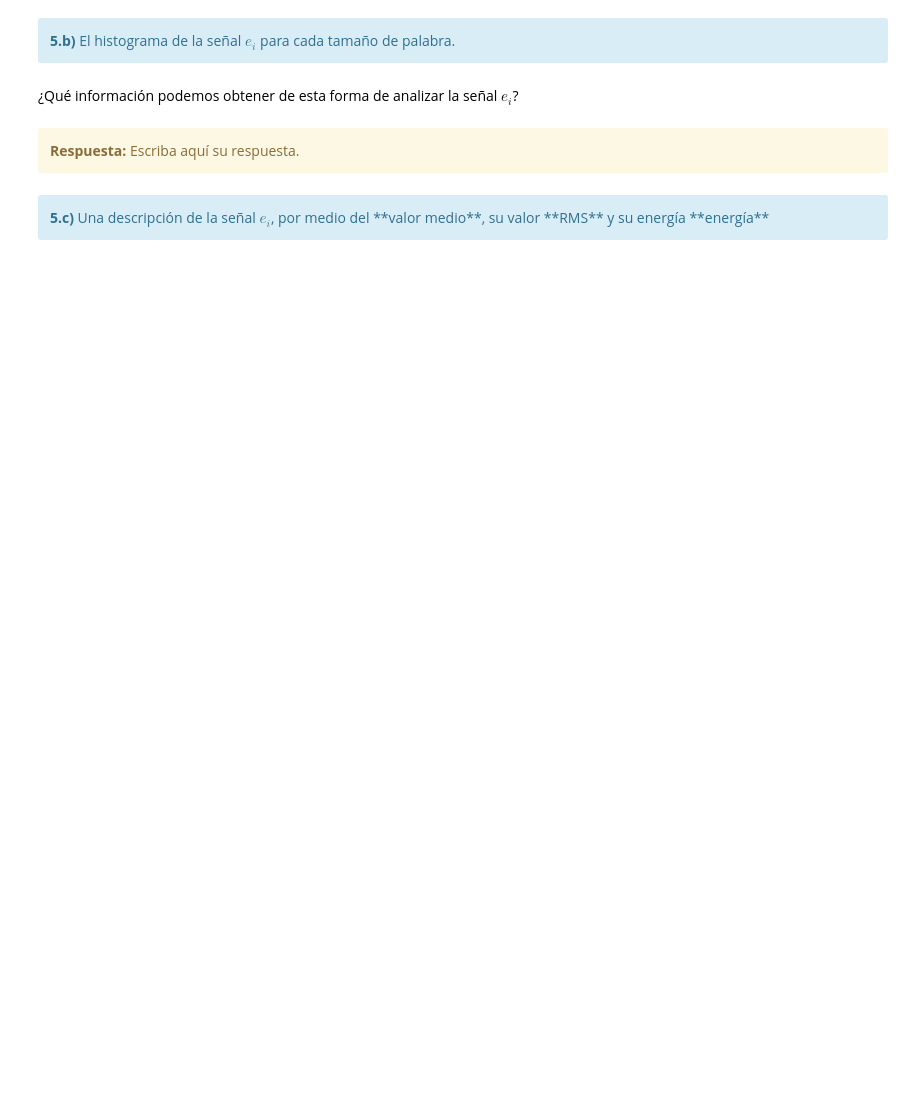
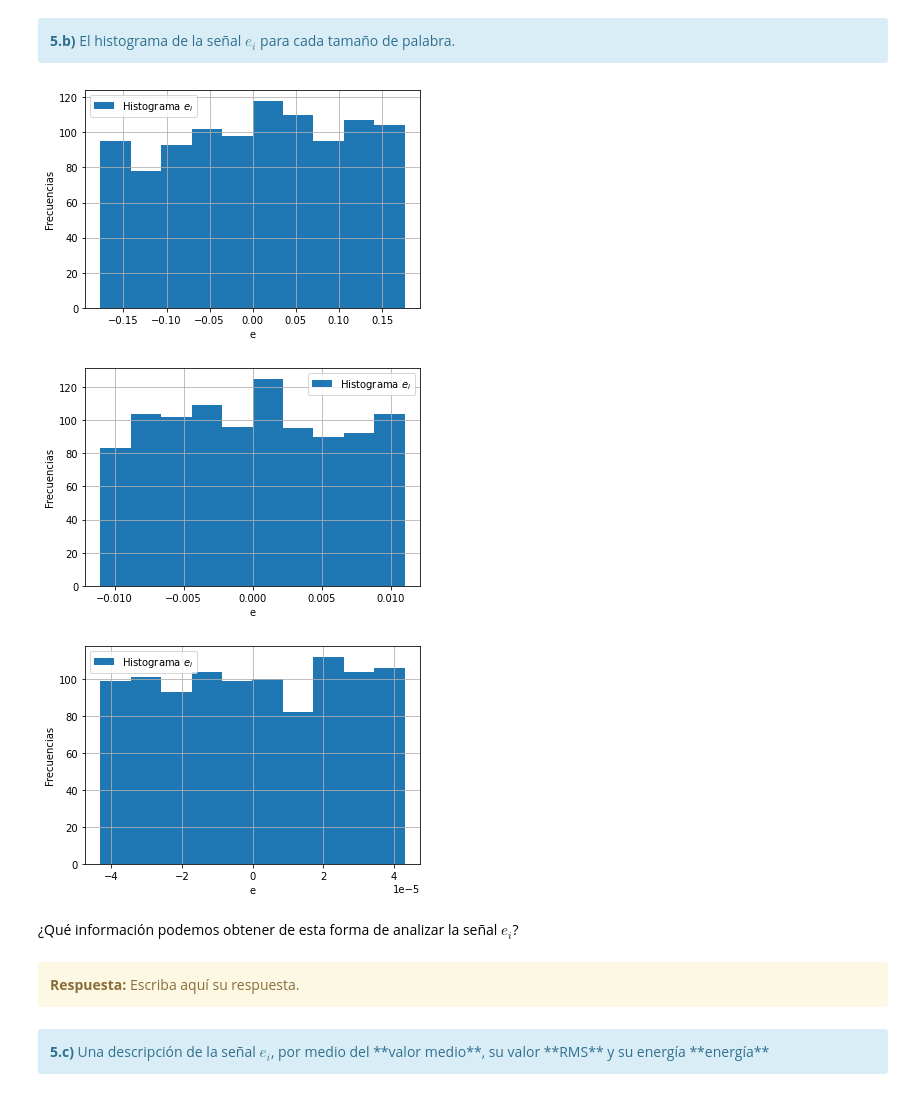
Before and after one commit to jbl95/pds-trabajosPracticos, a Jupyter notebook: TP1 - Muestreo de señales - Forurier.ipynb, the cells around one changed output. Drawn from its saved outputs; the diff is of its cells as text; code cells hidden in the pictures; blank space fills up the shorter version.

```diff
--- a/TP1 - Muestreo de señales - Forurier.ipynb
+++ b/TP1 - Muestreo de señales - Forurier.ipynb
@@ -1644,3 +1665,27 @@ HTML(df.to_html())
+# %%
+#####################################
+# Tu simulación que genere gráficas #
+#####################################
+
+nbits = [4,8,16]
+lista_e = []
+nbins = 10
+
+for i in range(len(nbits)):
+    sq = mi_func_ADC(vmax, sr, nbits[i])
+    e = sq - sr
+    lista_e.append(e)
+    plt.figure(1)
+    plt.hist(lista_e[i],bins = 10,label='Histograma $e_i$')
+    plt.xlabel('e')
+    plt.ylabel('Frecuencias')
+    plt.grid()
+    plt.legend()
+    plt.show()
+# %% [output]
+[figure, added]
+[figure, added]
+[figure, added]
 # %% [markdown]
 ¿Qué información podemos obtener de esta forma de analizar la señal $e_i$?
 # %% [markdown]
```
Also changed, not shown: parts of 7 cells of this notebook.
